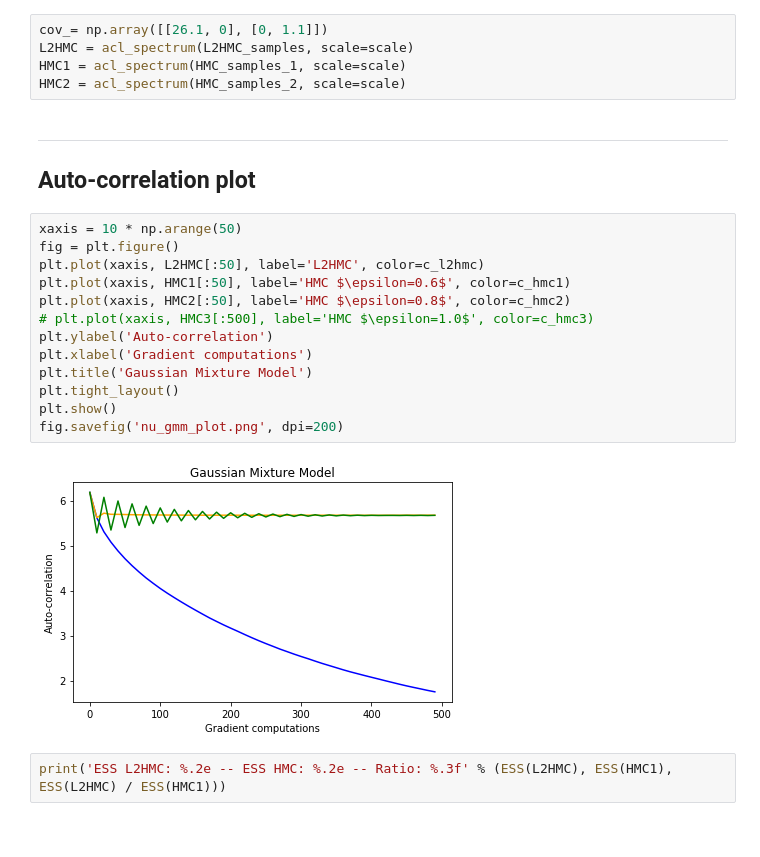
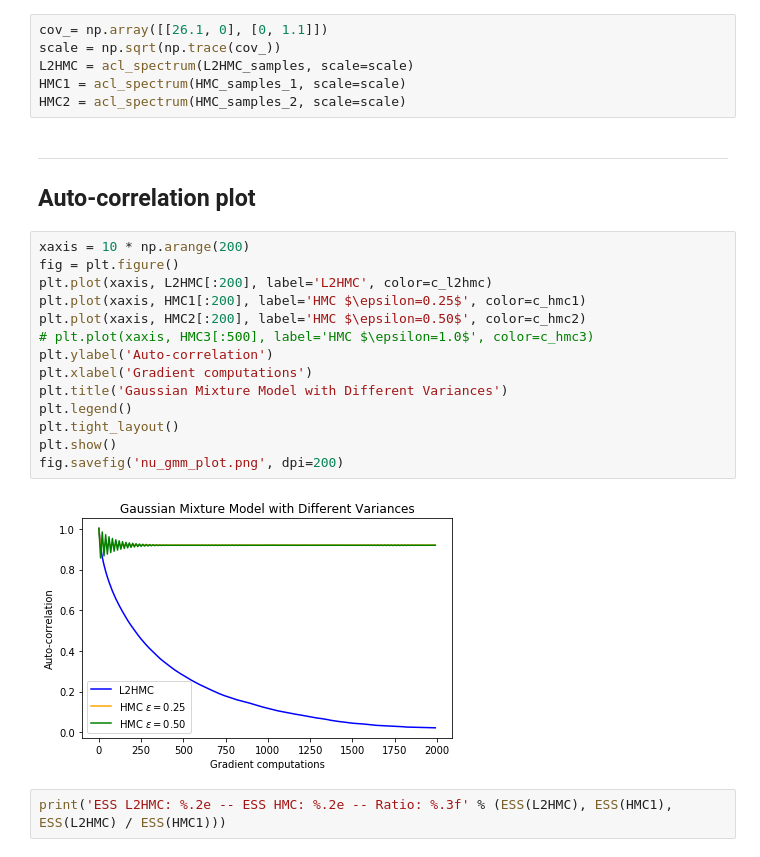
Before and after one commit to joeylitalien/l2hmc, a Jupyter notebook: experiments/NonUniformGaussianMixture.ipynb, the cells around one changed output. Saved outputs shown, nothing was run; the diff lists cells and outputs as text.

```diff
--- a/experiments/NonUniformGaussianMixture.ipynb
+++ b/experiments/NonUniformGaussianMixture.ipynb
@@ -172,6 +172,7 @@ HMC_samples_1 = get_hmc_samples(2, 0.25, dist.get_energy_function(), sess, steps
 HMC_samples_2 = get_hmc_samples(2, 0.5, dist.get_energy_function(), sess, steps=2000, samples=samples)
 # %%
 cov_= np.array([[26.1, 0], [0, 1.1]])
+scale = np.sqrt(np.trace(cov_))
 L2HMC = acl_spectrum(L2HMC_samples, scale=scale)
 HMC1 = acl_spectrum(HMC_samples_1, scale=scale)
 HMC2 = acl_spectrum(HMC_samples_2, scale=scale)
@@ -179,20 +180,21 @@ HMC2 = acl_spectrum(HMC_samples_2, scale=scale)
 ---
 ## Auto-correlation plot
 # %%
-xaxis = 10 * np.arange(50)
+xaxis = 10 * np.arange(200)
 fig = plt.figure()
-plt.plot(xaxis, L2HMC[:50], label='L2HMC', color=c_l2hmc)
-plt.plot(xaxis, HMC1[:50], label='HMC $\epsilon=0.6$', color=c_hmc1)
-plt.plot(xaxis, HMC2[:50], label='HMC $\epsilon=0.8$', color=c_hmc2)
+plt.plot(xaxis, L2HMC[:200], label='L2HMC', color=c_l2hmc)
+plt.plot(xaxis, HMC1[:200], label='HMC $\epsilon=0.25$', color=c_hmc1)
+plt.plot(xaxis, HMC2[:200], label='HMC $\epsilon=0.50$', color=c_hmc2)
 # plt.plot(xaxis, HMC3[:500], label='HMC $\epsilon=1.0$', color=c_hmc3)
 plt.ylabel('Auto-correlation')
 plt.xlabel('Gradient computations')
-plt.title('Gaussian Mixture Model')
+plt.title('Gaussian Mixture Model with Different Variances')
+plt.legend()
 plt.tight_layout()
 plt.show()
 fig.savefig('nu_gmm_plot.png', dpi=200)
 # %% [output]
-[figure, old version]
+[figure, new version]
 # %%
 print('ESS L2HMC: %.2e -- ESS HMC: %.2e -- Ratio: %.3f' % (ESS(L2HMC), ESS(HMC1), ESS(L2HMC) / ESS(HMC1)))
 # %% [output]
```
Also changed, not shown: 10 other files.
